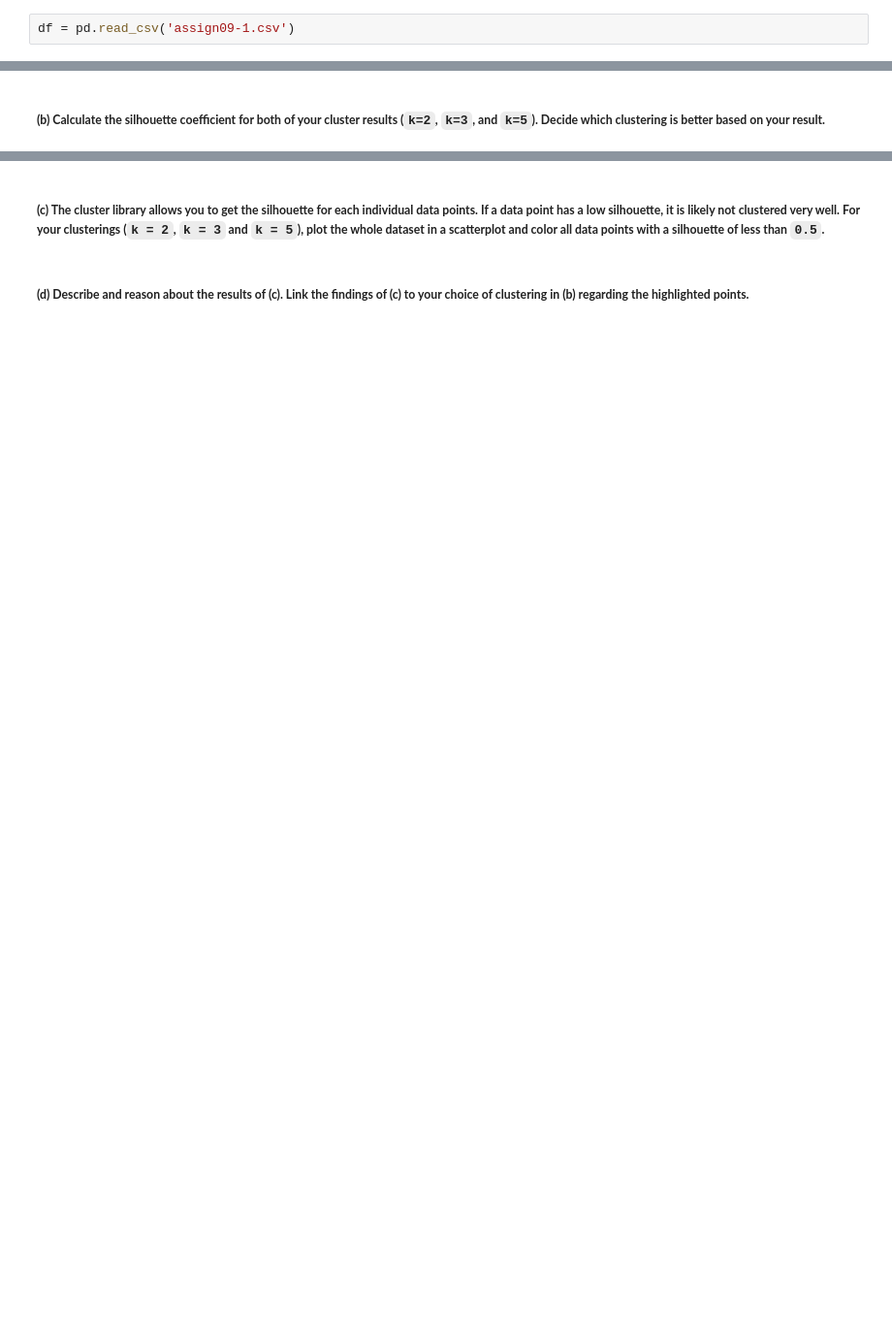
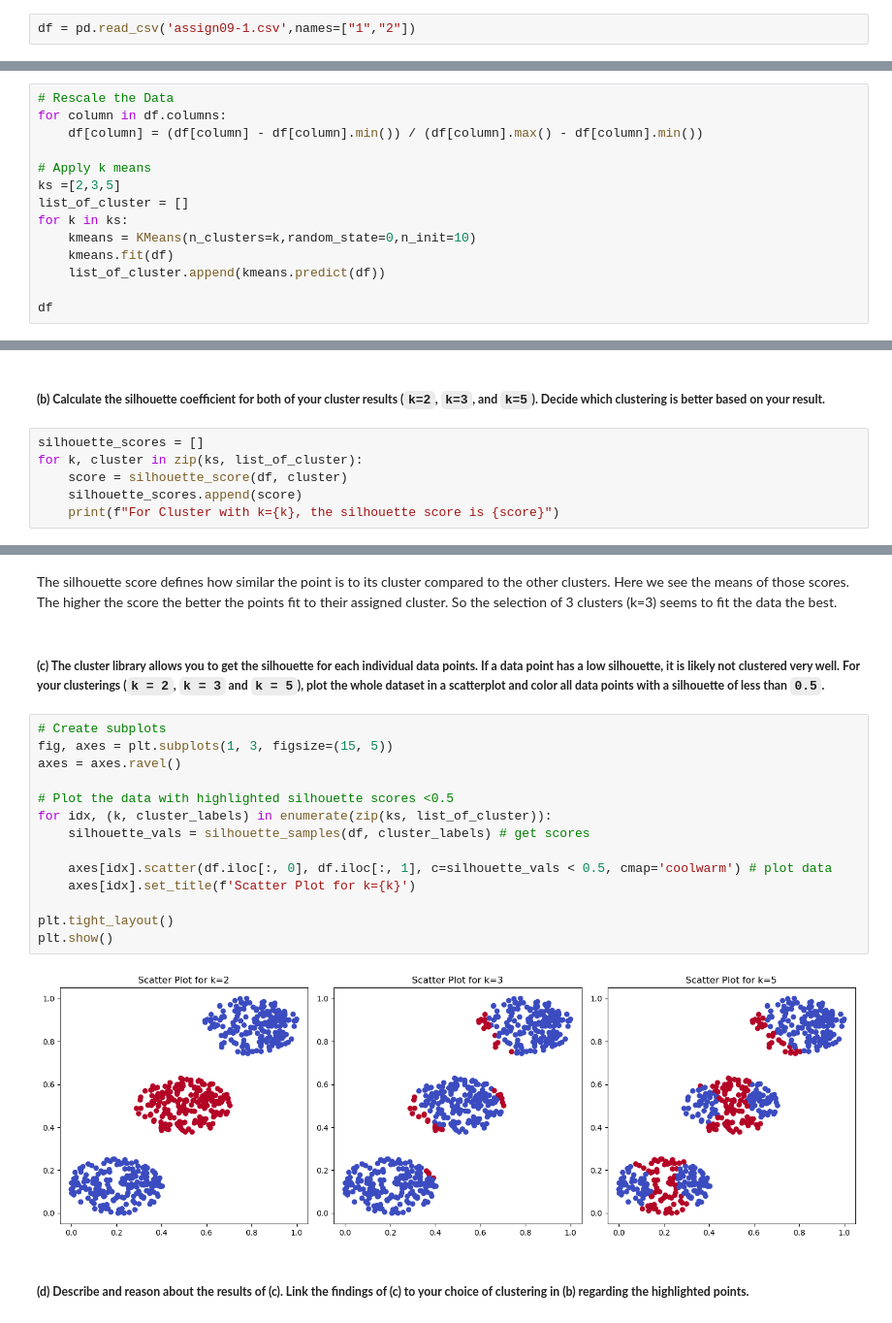
Before and after one commit to kssrr/DataMiningAssignments, a Jupyter notebook: Exercise10/Assignment_10.ipynb, the cells around one changed output, grey strips where cells are left out. Shown at 97% size. Saved outputs shown, nothing was run; the diff lists cells and outputs as text; blank space fills up the shorter version.

Commit message:
Hälfte von Assignment 10

````diff
--- a/Exercise10/Assignment_10.ipynb
+++ b/Exercise10/Assignment_10.ipynb
@@ -28,8 +28,22 @@ import matplotlib.pyplot as plt
 from sklearn.cluster import KMeans
 from sklearn.metrics import silhouette_samples, silhouette_score
 # %%
-df = pd.read_csv('assign09-1.csv')
+df = pd.read_csv('assign09-1.csv',names=["1","2"])
 # %% [markdown]
 ##### __(a) Cluster  the  data  using  the  K-means algorithm. Do this three times, two clusters (k = 2), three clusters (k = 3.), and five clusters (k = 5).__
 
 _(Hint: Set the parameter of k-means to `random_state=0`. And, of course, don't forget to rescale the data, if it is needed.)_
+# %%
+# Rescale the Data
+for column in df.columns:
+    df[column] = (df[column] - df[column].min()) / (df[column].max() - df[column].min())
+
+# Apply k means
+ks =[2,3,5]
+list_of_cluster = []
+for k in ks:
+    kmeans = KMeans(n_clusters=k,random_state=0,n_init=10)
+    kmeans.fit(df)
+    list_of_cluster.append(kmeans.predict(df))
+
+df
@@ -36,2 +64,8 @@ _(Hint: Set the parameter of k-means to `random_state=0`. And, of course, don't
 # %% [markdown]
 ##### __(b) Calculate the silhouette coefficient for both of your cluster results (`k=2`, `k=3`, and `k=5`). Decide which clustering is better based on your result.__
+# %%
+silhouette_scores = []
+for k, cluster in zip(ks, list_of_cluster):
+    score = silhouette_score(df, cluster)
+    silhouette_scores.append(score)
+    print(f"For Cluster with k={k}, the silhouette score is {score}")
@@ -41,6 +79,24 @@ _(Hint: Set the parameter of k-means to `random_state=0`. And, of course, don't
 ```
+# %% [markdown]
+The silhouette score defines how similar the point is to its cluster compared to the other clusters. Here we see the means of those scores. The higher the score the better the points fit to their assigned cluster. So the selection of 3 clusters (k=3) seems to fit the data the best.
 # %% [markdown]
 ##### __(c) The cluster library allows you to get the silhouette for each individual data points. If a data point has a low silhouette, it is likely not clustered very well. For your clusterings (`k = 2`, `k = 3` and `k = 5`), plot the whole dataset in a scatterplot and color all data points with a silhouette of less than `0.5`.__
+# %%
+# Create subplots
+fig, axes = plt.subplots(1, 3, figsize=(15, 5))
+axes = axes.ravel()
+
+# Plot the data with highlighted silhouette scores <0.5
+for idx, (k, cluster_labels) in enumerate(zip(ks, list_of_cluster)):
+    silhouette_vals = silhouette_samples(df, cluster_labels) # get scores
+
+    axes[idx].scatter(df.iloc[:, 0], df.iloc[:, 1], c=silhouette_vals < 0.5, cmap='coolwarm') # plot data
+    axes[idx].set_title(f'Scatter Plot for k={k}')
+
+plt.tight_layout()
+plt.show()
+# %% [output]
+[figure, added]
 # %% [markdown]
 ##### __(d) Describe and reason about the results of (c). Link the findings of (c) to your choice of clustering in (b) regarding the highlighted points.__
 # %% [markdown]
````
Also changed, not shown: parts of 8 cells of this notebook.
